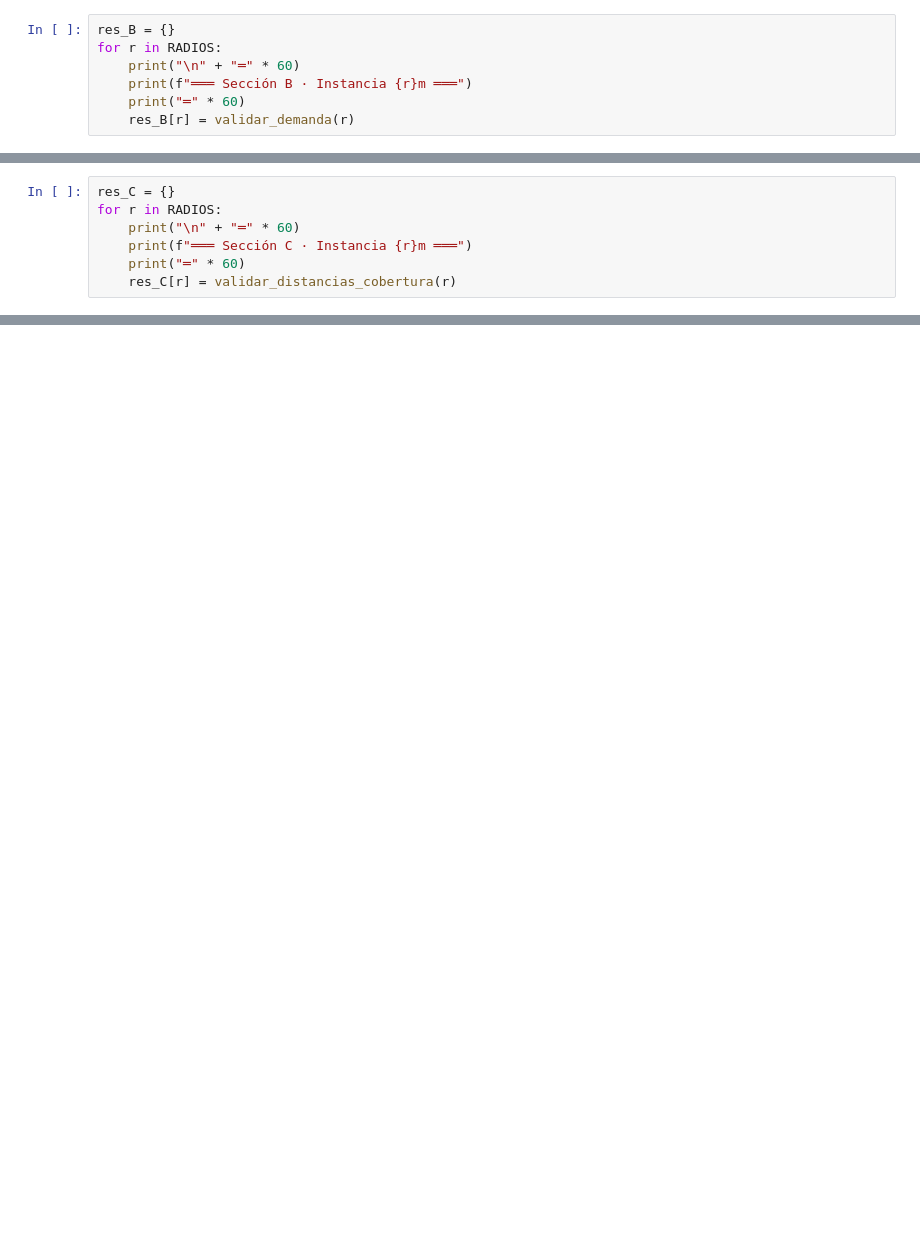
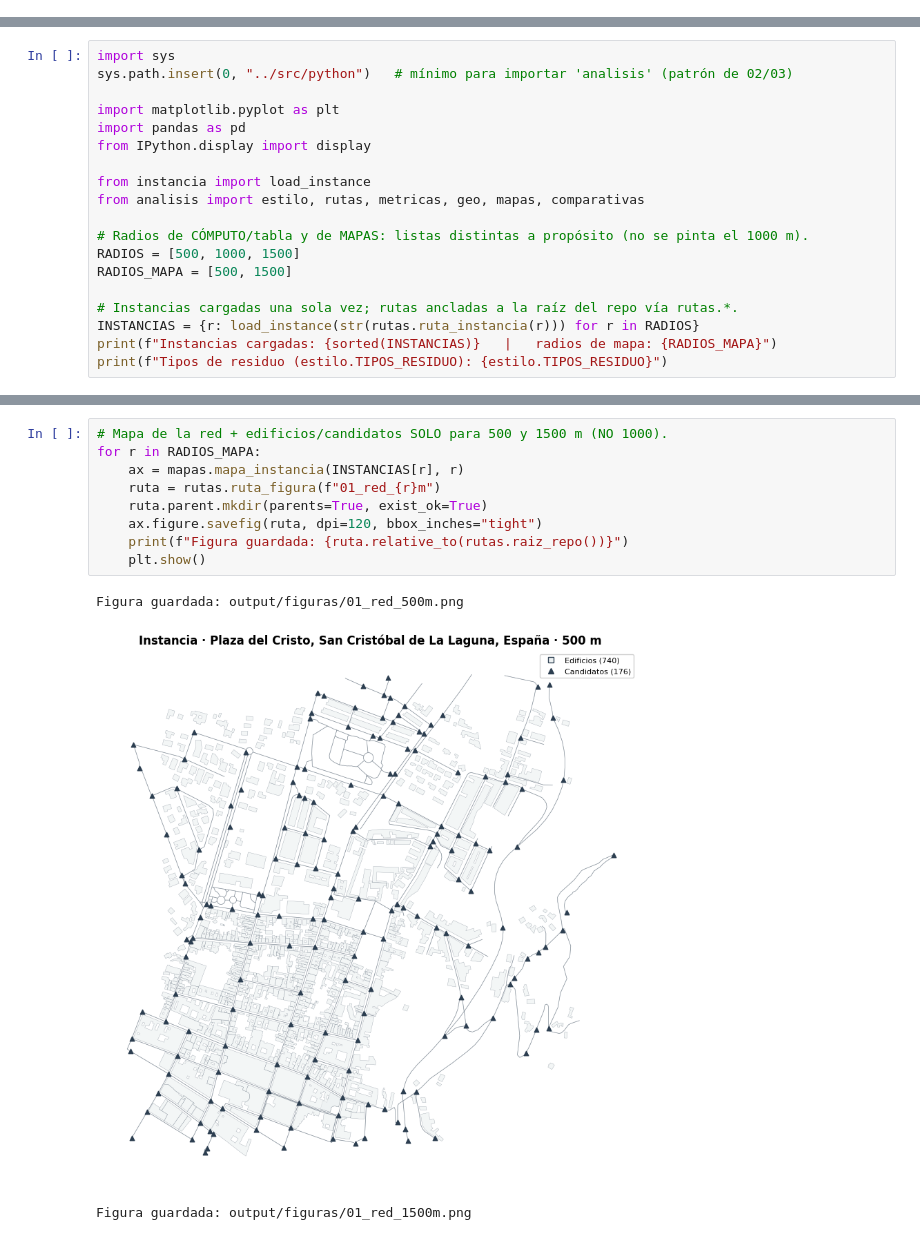
Before and after one commit to Guillermo-Gonzalez-Pineda/TFG-Optimizacion-Residuos, a Jupyter notebook: notebooks/01_validacion_instancias.ipynb, the cells around one changed output, grey strips where cells are left out. Cells and saved outputs as stored; diff of their text form; blank space fills up the shorter version.

Commit message:
refactor(nb01): narrativa + llamadas a analisis (con outputs)
Co-Authored-By: Claude Opus 4.8 (1M context) <noreply@anthropic.com>

```diff
--- a/notebooks/01_validacion_instancias.ipynb
+++ b/notebooks/01_validacion_instancias.ipynb
@@ -431,7 +0,0 @@ def validar_demanda(radius):
-# %%
-res_B = {}
-for r in RADIOS:
-    print("\n" + "═" * 60)
-    print(f"═══ Sección B · Instancia {r}m ═══")
-    print("═" * 60)
-    res_B[r] = validar_demanda(r)
@@ -632,7 +0,0 @@ def validar_distancias_cobertura(radius):
-# %%
-res_C = {}
-for r in RADIOS:
-    print("\n" + "═" * 60)
-    print(f"═══ Sección C · Instancia {r}m ═══")
-    print("═" * 60)
-    res_C[r] = validar_distancias_cobertura(r)
@@ -768,0 +19,19 @@ edificios / candidatos / conexiones crecientes con el radio.
+# %%
+import sys
+sys.path.insert(0, "../src/python")   # mínimo para importar 'analisis' (patrón de 02/03)
+
+import matplotlib.pyplot as plt
+import pandas as pd
+from IPython.display import display
+
+from instancia import load_instance
+from analisis import estilo, rutas, metricas, geo, mapas, comparativas
+
+# Radios de CÓMPUTO/tabla y de MAPAS: listas distintas a propósito (no se pinta el 1000 m).
+RADIOS = [500, 1000, 1500]
+RADIOS_MAPA = [500, 1500]
+
+# Instancias cargadas una sola vez; rutas ancladas a la raíz del repo vía rutas.*.
+INSTANCIAS = {r: load_instance(str(rutas.ruta_instancia(r))) for r in RADIOS}
+print(f"Instancias cargadas: {sorted(INSTANCIAS)}   |   radios de mapa: {RADIOS_MAPA}")
+print(f"Tipos de residuo (estilo.TIPOS_RESIDUO): {estilo.TIPOS_RESIDUO}")
@@ -768,0 +61,13 @@ edificios / candidatos / conexiones crecientes con el radio.
+# %%
+# Mapa de la red + edificios/candidatos SOLO para 500 y 1500 m (NO 1000).
+for r in RADIOS_MAPA:
+    ax = mapas.mapa_instancia(INSTANCIAS[r], r)
+    ruta = rutas.ruta_figura(f"01_red_{r}m")
+    ruta.parent.mkdir(parents=True, exist_ok=True)
+    ax.figure.savefig(ruta, dpi=120, bbox_inches="tight")
+    print(f"Figura guardada: {ruta.relative_to(rutas.raiz_repo())}")
+    plt.show()
+# %% [output]
+Figura guardada: output/figuras/01_red_500m.png
+[figure, added]
+Figura guardada: output/figuras/01_red_1500m.png
```
Also changed, not shown: parts of 26 cells of this notebook.
